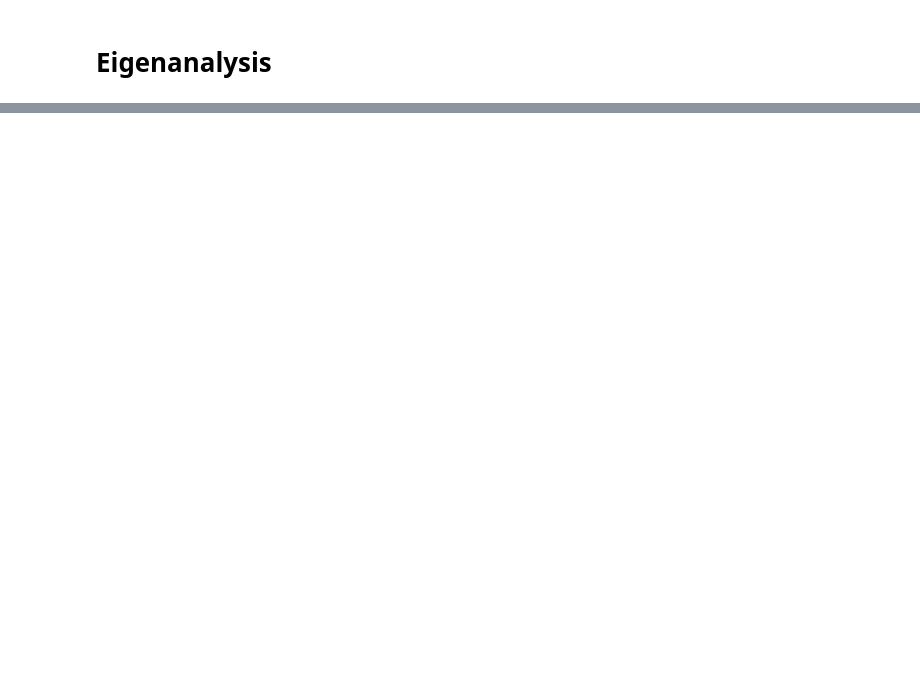
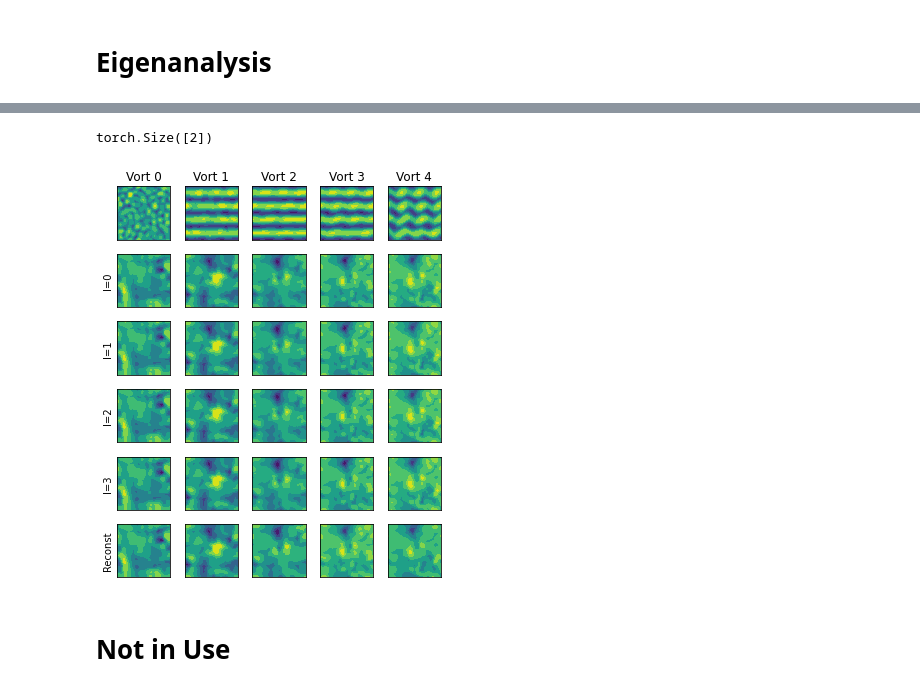
Before and after one commit to Oafish1/Autoencoder-Eigenanalysis, a Jupyter notebook: notebook.ipynb, the cells around one changed output, grey strips where cells are left out. Saved outputs shown, nothing was run; the diff lists cells and outputs as text; code cells hidden in the pictures; blank space fills up the shorter version.

```diff
--- a/notebook.ipynb
+++ b/notebook.ipynb
@@ -126,4 +145,6 @@ plt.show()
 # %% [markdown]
 # Eigenanalysis
+# %%
+autoencoder = autoencoder.cpu()
 # %%
 # Construct shift operator
@@ -155,0 +223,48 @@ E average value: 0.0524
+# %%
+torch.Tensor([[1,2],[3,4],[5,6]]).mean(dim=0).shape
+# %% [output]
+torch.Size([2])
+# %%
+# Preview reconstruction
+fig_shape = (len(P)+2, omega_test.shape[0])
+fig = plt.figure(figsize=fig_shape[::-1])
+agg_decodes = torch.zeros(omega_test.shape)
+for i in range(fig_shape[0]):
+    # Actual
+    if i == 0:
+        for j, vort in enumerate(omega_test):
+            ax = fig.add_subplot(*fig_shape, j+1)
+            ax.contourf(*axis_array, vort[0, :, :])
+            ax.set_aspect('equal')
+            ax.set_xticks([])
+            ax.set_yticks([])
+            ax.set_title(f'Vort {j}')
+
+    # Predicted
+    elif i != fig_shape[0]-1:
+        decodes = autoencoder.decoder(P[i-1]).detach().cpu()
+        agg_decodes += decodes
+        for j, vort in enumerate(decodes):
+            ax = fig.add_subplot(*fig_shape, i*fig_shape[1]+1+j)
+            ax.contourf(*axis_array, vort[0, :, :])
+            ax.set_aspect('equal')
+            ax.set_xticks([])
+            ax.set_yticks([])
+            if j == 0:
+                ax.set_ylabel(f'l={used_l[i-1]}')
+    # Reconstructed
+    else:
+        for j, vort in enumerate(agg_decodes):
+            ax = fig.add_subplot(*fig_shape, i*fig_shape[1]+1+j)
+            ax.contourf(*axis_array, vort[0, :, :])
+            ax.set_aspect('equal')
+            ax.set_xticks([])
+            ax.set_yticks([])
+            if j == 0:
+                ax.set_ylabel(f'Reconst')
+fig.tight_layout()
+plt.show()
+# %% [output]
+[figure, added]
+# %% [markdown]
+# Not in Use
```
Also changed, not shown: parts of 12 cells of this notebook, 7 other files.
